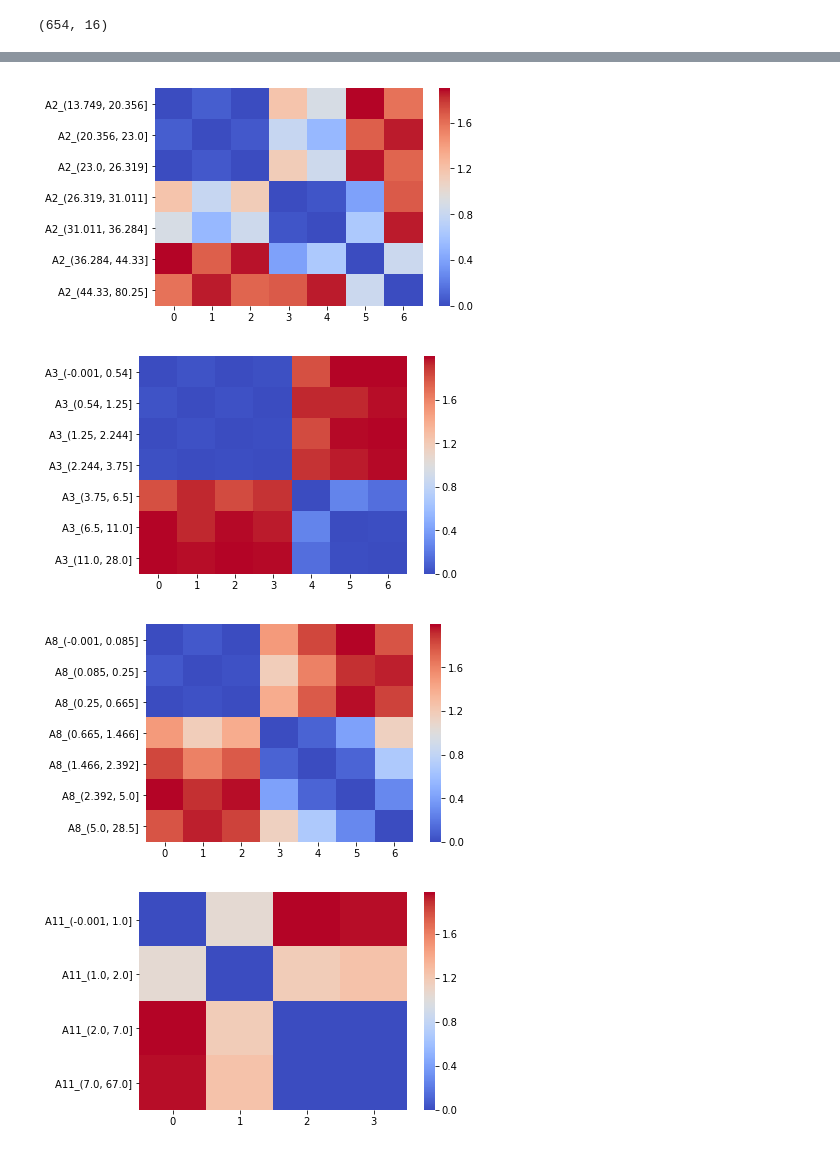
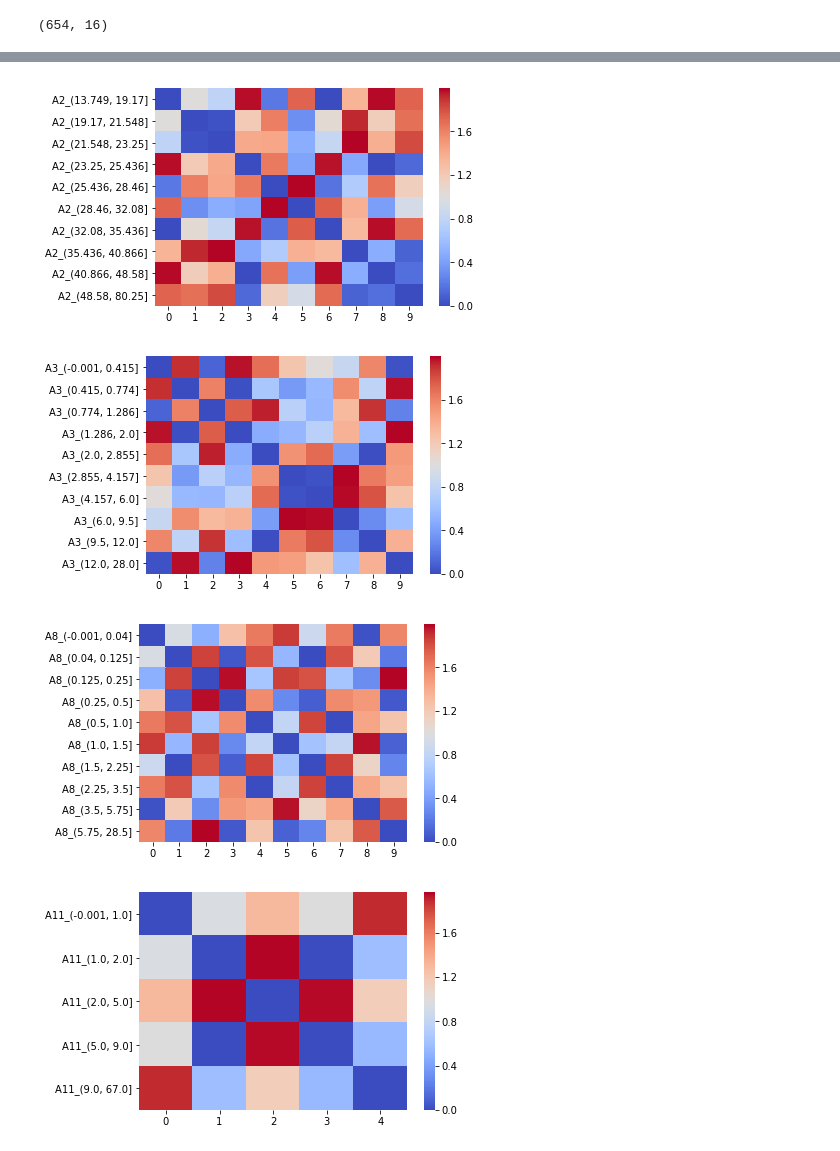
Before and after one commit to Wook0129/semantic_binning, a Jupyter notebook: test_credit1.ipynb, the cells around one changed output, grey strips where cells are left out. Drawn from its saved outputs; the diff is of its cells as text; code cells hidden in the pictures.

```diff
--- a/test_credit1.ipynb
+++ b/test_credit1.ipynb
@@ -11,14 +10,15 @@ var_dict = dict(
 # %%
 exp = Experiment('data/credit1.csv',
                  var_dict,
-                 embedding_dim=4,
-                 lr=1e-2,
+                 embedding_dim=16,
+                 lr=1.0,
+                 cv=5,
                  weight_decay=0.0,
                  batch_size=1024,
-                 n_epoch=30,
-                 verbose=False,
-                 n_bins_range=range(2, 21),
-                 n_init_bins_list=[10,15,20])
+                 n_epoch=100,
+                 verbose=True,
+                 n_bins_range=[3, 5, 7],
+                 n_init_bins_list=[5, 7])
 # %%
 exp.data.shape
 # %% [output]
@@ -144,17 +61,17 @@ Learned #Bin by Variables = [4, 2, 2, 2, 3, 2]
 # %%
-sb.plot_pairwise_distance_between_bins('A2')
+exp.semantic_binning.plot_pairwise_distance_between_bins('A2')
 # %% [output]
-[figure, old version]
+[figure, new version]
 # %%
-sb.plot_pairwise_distance_between_bins('A3')
+exp.semantic_binning.plot_pairwise_distance_between_bins('A3')
 # %% [output]
-[figure, old version]
+[figure, new version]
 # %%
-sb.plot_pairwise_distance_between_bins('A8')
+exp.semantic_binning.plot_pairwise_distance_between_bins('A8')
 # %% [output]
-[figure, old version]
+[figure, new version]
 # %%
-sb.plot_pairwise_distance_between_bins('A11')
+exp.semantic_binning.plot_pairwise_distance_between_bins('A11')
 # %% [output]
-[figure, old version]
+[figure, new version]
 # %%
```
Also changed, not shown: parts of 26 cells of this notebook, 12 other files.
